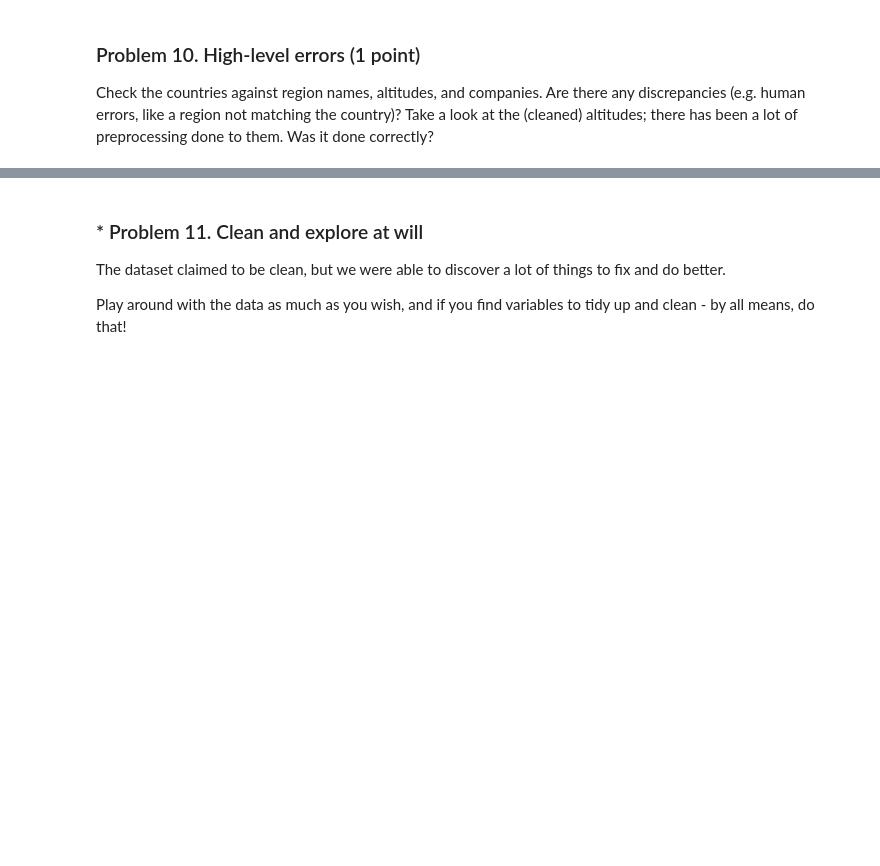
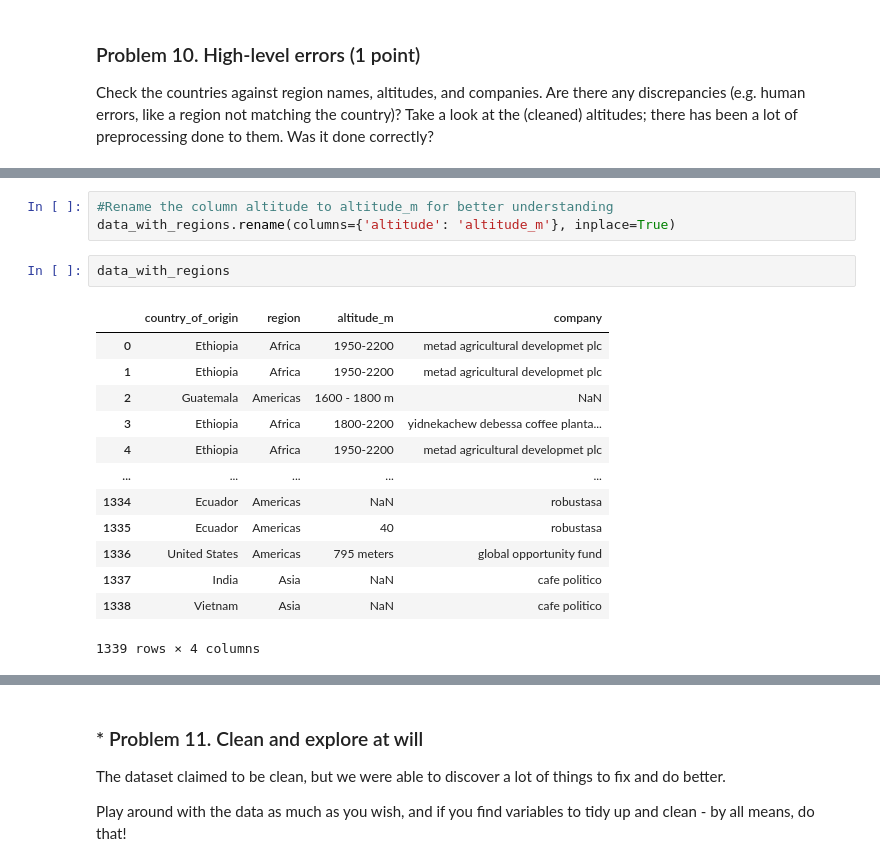
Before and after one commit to plamensve/Data_Science_Upskill_Softuni, a Jupyter notebook: 02_data_tidying_and_cleaning/Data Tidying and Cleaning Lab.ipynb, the cells around one changed output, grey strips where cells are left out. Drawn from its saved outputs; the diff is of its cells as text; blank space fills up the shorter version.

```diff
--- a/02_data_tidying_and_cleaning/Data Tidying and Cleaning Lab.ipynb
+++ b/02_data_tidying_and_cleaning/Data Tidying and Cleaning Lab.ipynb
@@ -608,0 +762,19 @@ Check the countries against region names, altitudes, and companies. Are there an
+# %%
+#Rename the column altitude to altitude_m for better understanding
+data_with_regions.rename(columns={'altitude': 'altitude_m'}, inplace=True)
+# %%
+data_with_regions
+# %% [output]
+|  | country_of_origin | region | altitude_m | company |
+| 0 | Ethiopia | Africa | 1950-2200 | metad agricultural developmet plc |
+| 1 | Ethiopia | Africa | 1950-2200 | metad agricultural developmet plc |
+| 2 | Guatemala | Americas | 1600 - 1800 m | NaN |
+| 3 | Ethiopia | Africa | 1800-2200 | yidnekachew debessa coffee planta... |
+| 4 | Ethiopia | Africa | 1950-2200 | metad agricultural developmet plc |
+| ... | ... | ... | ... | ... |
+| 1334 | Ecuador | Americas | NaN | robustasa |
+| 1335 | Ecuador | Americas | 40 | robustasa |
+| 1336 | United States | Americas | 795 meters | global opportunity fund |
+| 1337 | India | Asia | NaN | cafe politico |
+| 1338 | Vietnam | Asia | NaN | cafe politico |
+1339 rows × 4 columns
```
Also changed, not shown: parts of 25 cells of this notebook.
